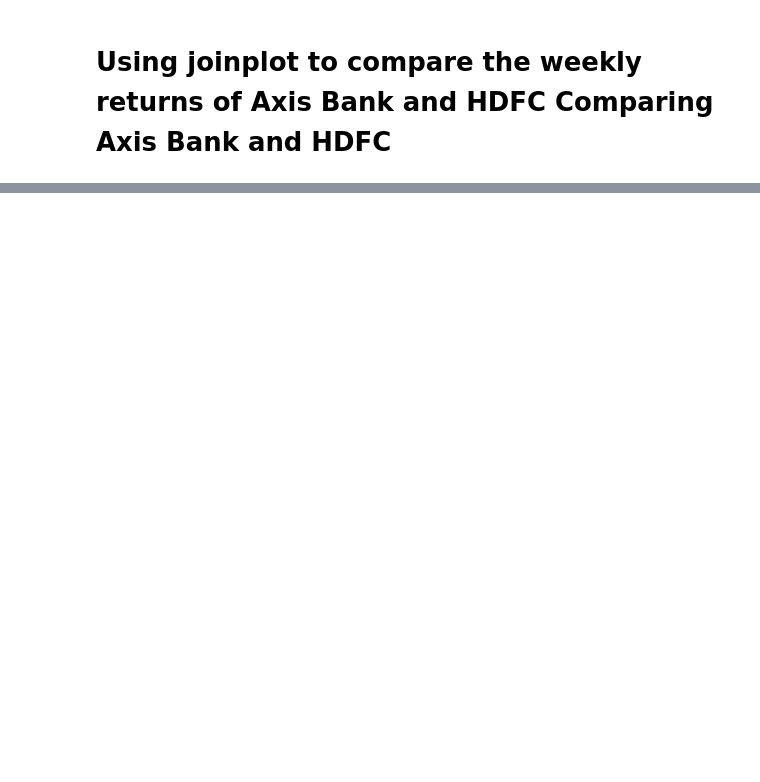
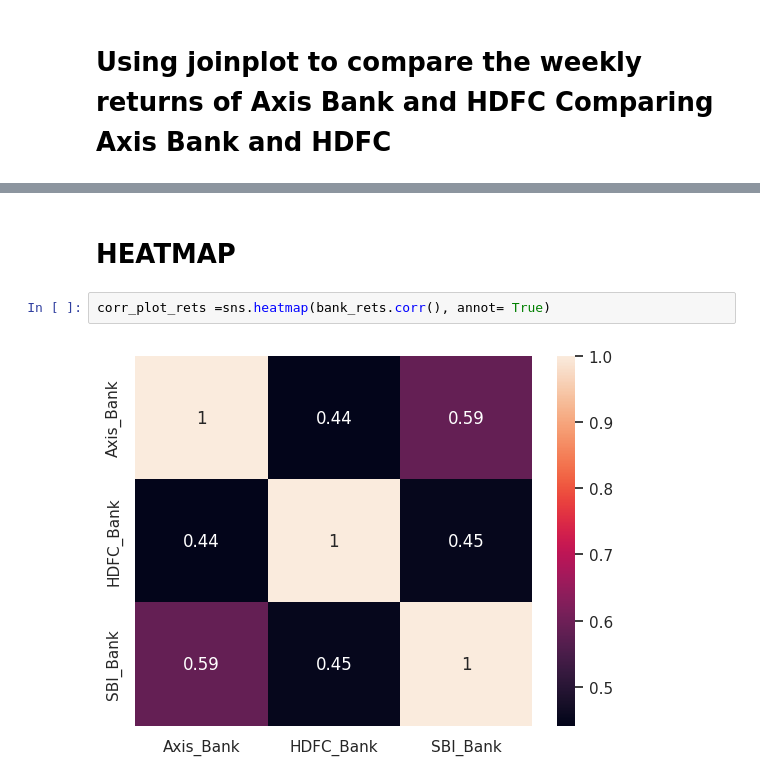
Before and after one commit to Ariyamandebnath/Stock-ipy, a Jupyter notebook: analysis/EDA.ipynb, the cells around one changed output, grey strips where cells are left out. Cells and saved outputs as stored; diff of their text form; blank space fills up the shorter version.

```diff
--- a/analysis/EDA.ipynb
+++ b/analysis/EDA.ipynb
@@ -673,0 +726,6 @@ NameError: name 'bank_rets' is not defined
+# %% [markdown]
+# HEATMAP
+# %%
+corr_plot_rets =sns.heatmap(bank_rets.corr(), annot= True)
+# %% [output]
+[figure, added]
```
Also changed, not shown: parts of 27 cells of this notebook.
